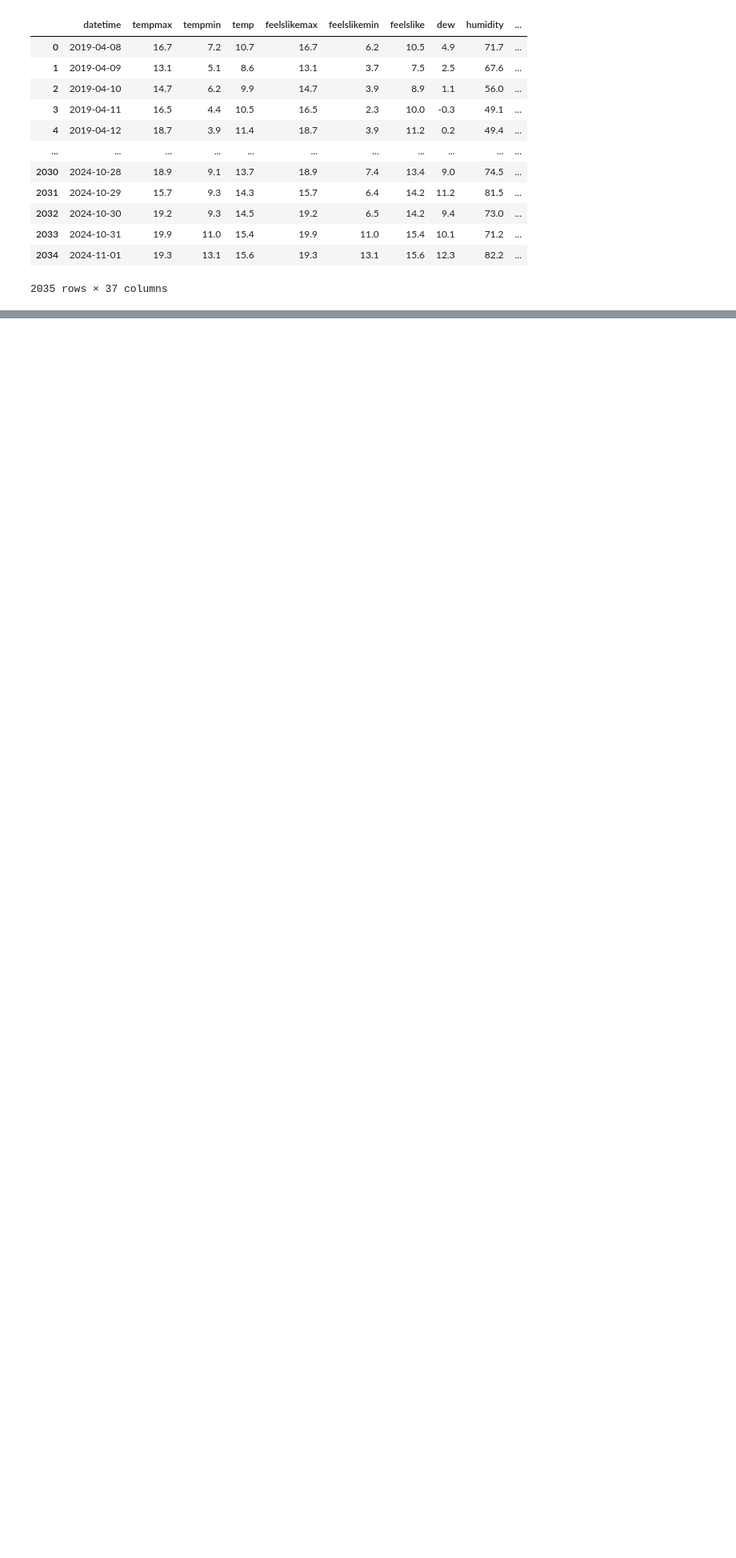
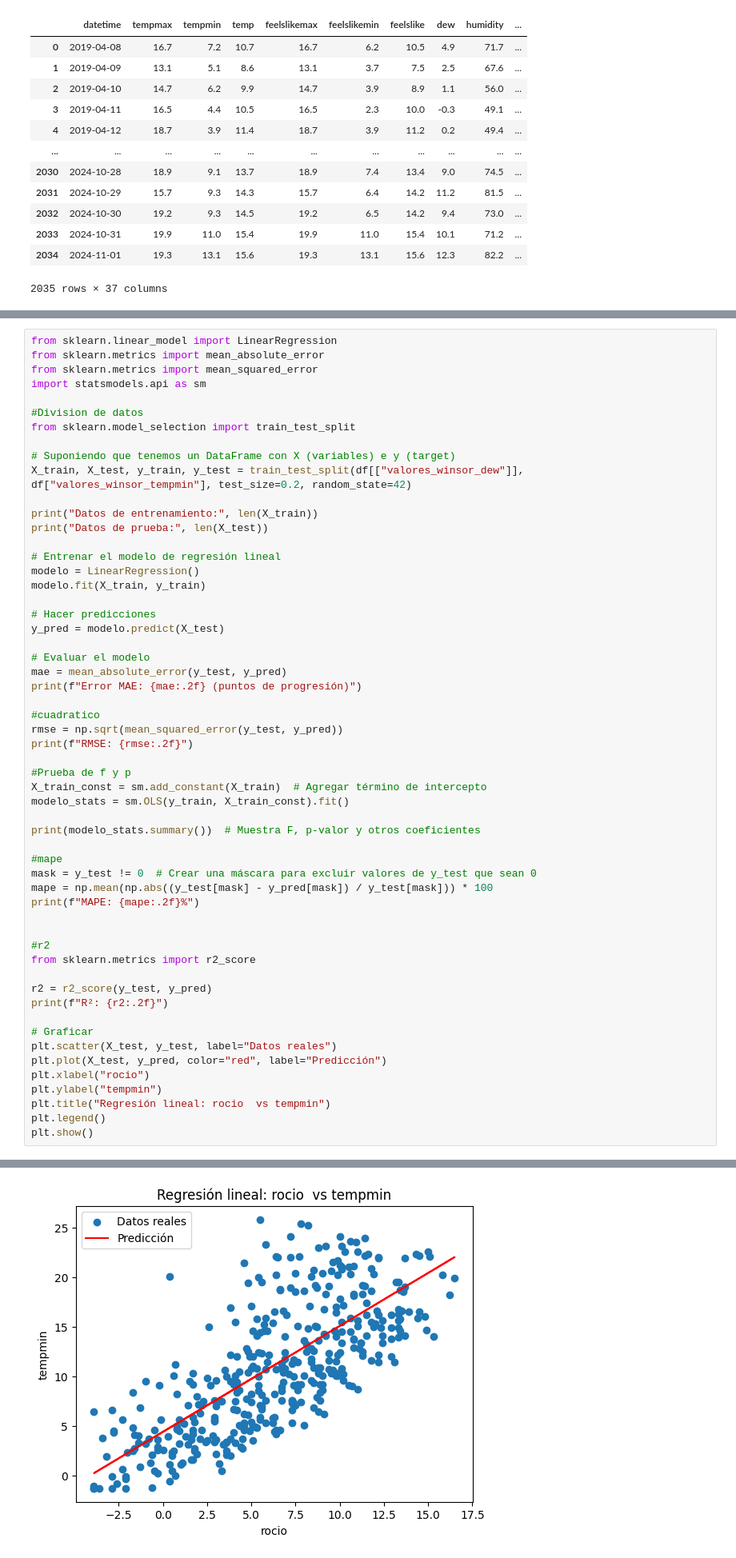
Before and after one commit to J0rge14/TrabajoTemperatura, a Jupyter notebook: temperatura.ipynb, the cells around one changed output, grey strips where cells are left out. Shown at 80% size. Cells and saved outputs as stored; diff of their text form; blank space fills up the shorter version.

Commit message:
Predicciones

```diff
--- a/temperatura.ipynb
+++ b/temperatura.ipynb
@@ -280,3 +322,60 @@ plt.grid(True, linestyle="--", alpha=0.5)  # Agregar rejilla suave
 plt.show()
 # %% [output]
 [figure]
+# %%
+from sklearn.linear_model import LinearRegression
+from sklearn.metrics import mean_absolute_error
+from sklearn.metrics import mean_squared_error
+import statsmodels.api as sm
+
+#Division de datos
+from sklearn.model_selection import train_test_split
+
+# Suponiendo que tenemos un DataFrame con X (variables) e y (target)
+X_train, X_test, y_train, y_test = train_test_split(df[["valores_winsor_dew"]], df["valores_winsor_tempmin"], test_size=0.2, random_state=42)
+
+print("Datos de entrenamiento:", len(X_train))
+print("Datos de prueba:", len(X_test))
+
+# Entrenar el modelo de regresión lineal
+modelo = LinearRegression()
+modelo.fit(X_train, y_train)
+
+# Hacer predicciones
+y_pred = modelo.predict(X_test)
+
+# Evaluar el modelo
+mae = mean_absolute_error(y_test, y_pred)
+print(f"Error MAE: {mae:.2f} (puntos de progresión)")
+
+#cuadratico
+rmse = np.sqrt(mean_squared_error(y_test, y_pred))
+print(f"RMSE: {rmse:.2f}")
+
+#Prueba de f y p
+X_train_const = sm.add_constant(X_train)  # Agregar término de intercepto
+modelo_stats = sm.OLS(y_train, X_train_const).fit()
+
+print(modelo_stats.summary())  # Muestra F, p-valor y otros coeficientes
+
+#mape
+mask = y_test != 0  # Crear una máscara para excluir valores de y_test que sean 0
+mape = np.mean(np.abs((y_test[mask] - y_pred[mask]) / y_test[mask])) * 100
+print(f"MAPE: {mape:.2f}%")
+
+
+#r2
+from sklearn.metrics import r2_score
+
+r2 = r2_score(y_test, y_pred)
+print(f"R²: {r2:.2f}")
+
+# Graficar
+plt.scatter(X_test, y_test, label="Datos reales")
+plt.plot(X_test, y_pred, color="red", label="Predicción")
+plt.xlabel("rocio")
+plt.ylabel("tempmin")
+plt.title("Regresión lineal: rocio  vs tempmin")
+plt.legend()
+plt.show()
+# %% [output]
@@ -282,0 +399 @@ plt.show()
+[figure, added]
```
Also changed, not shown: parts of 5 cells of this notebook.
